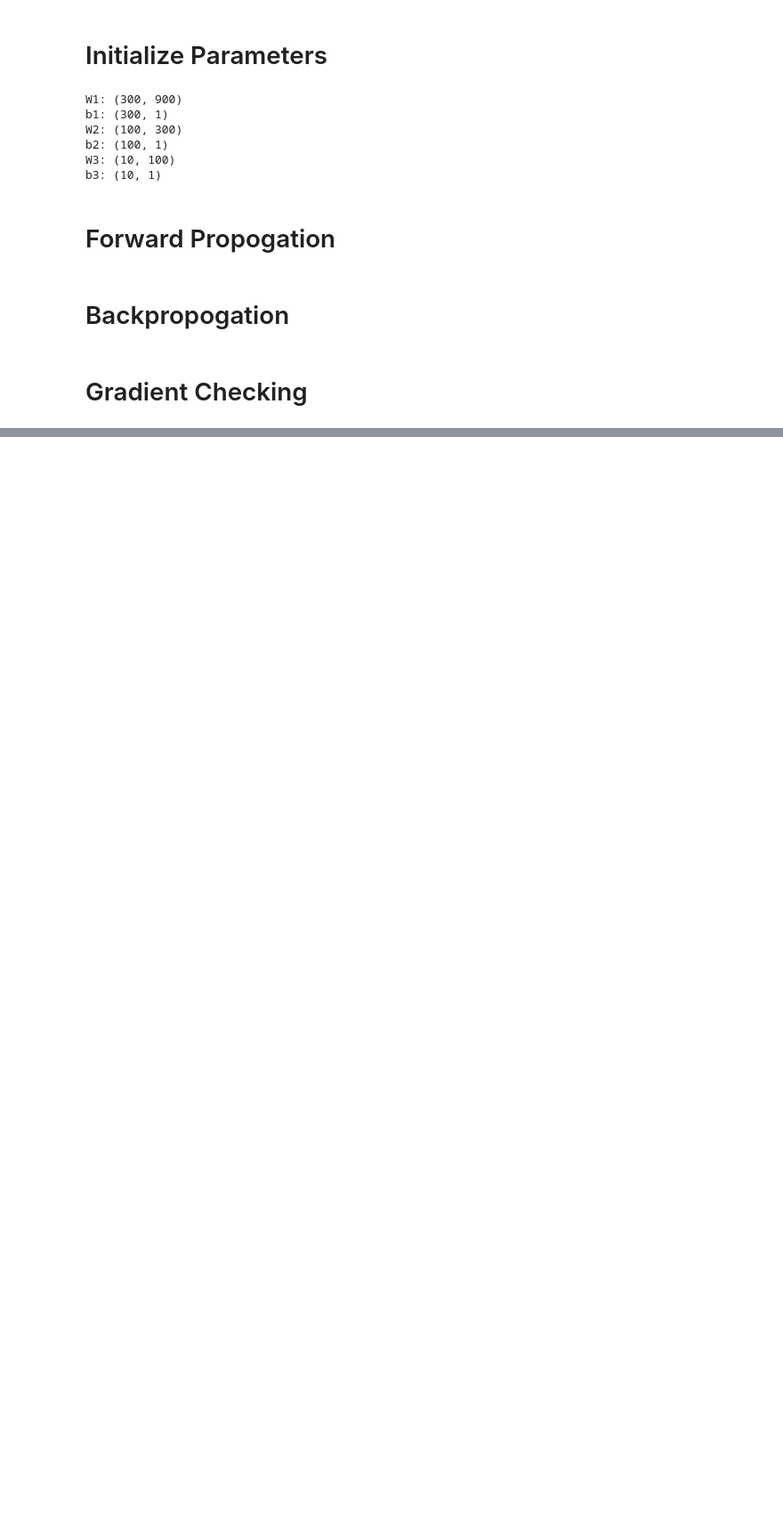
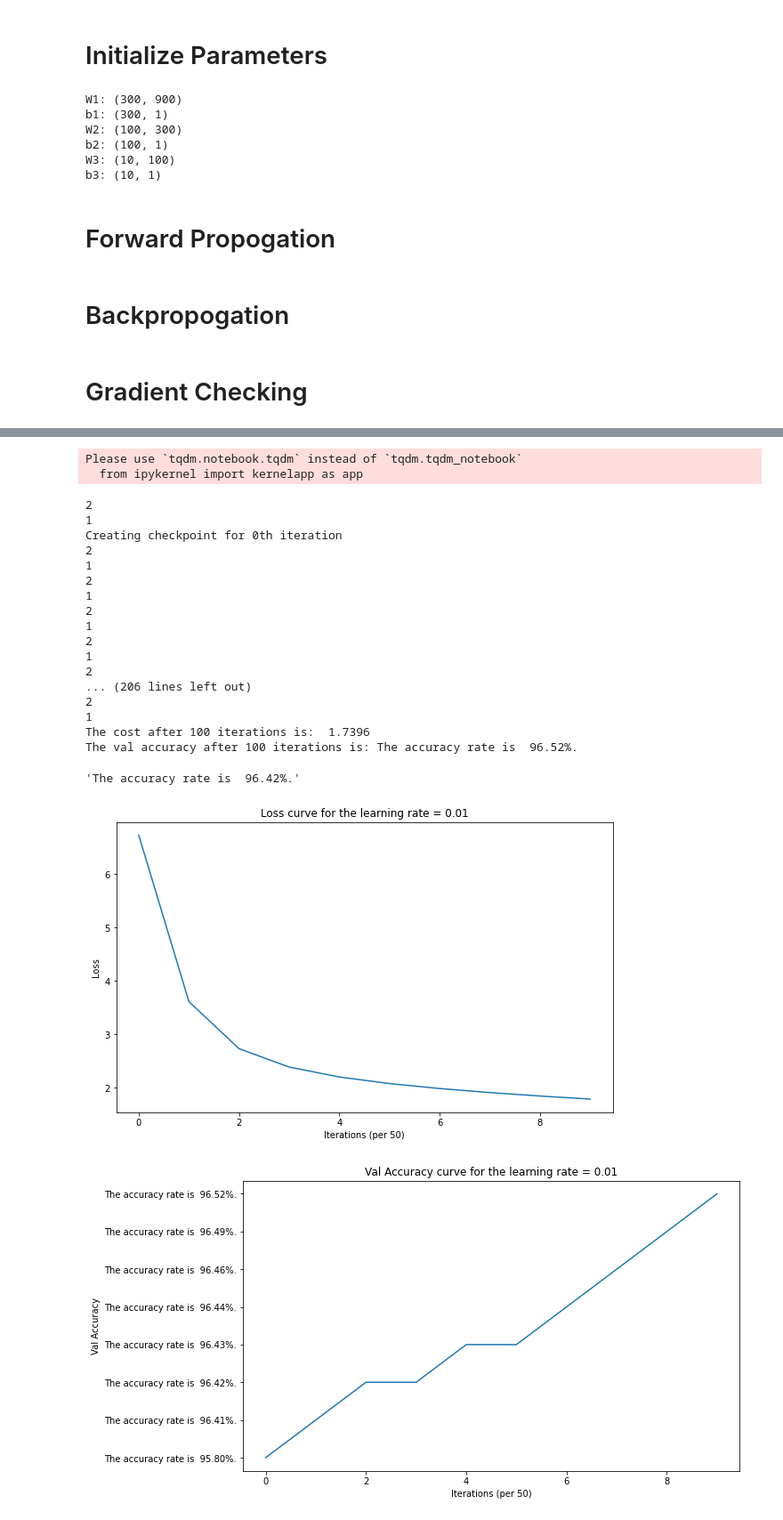
Before and after one commit to ayushjain1144/NER, a Jupyter notebook: NER_NN.ipynb, the cells around one changed output, grey strips where cells are left out. Shown: that part at 89% size. Saved outputs shown, nothing was run; the diff lists cells and outputs as text; code cells hidden in the pictures; blank space fills up the shorter version.

```diff
--- a/NER_NN.ipynb
+++ b/NER_NN.ipynb
@@ -477,0 +473,27 @@ def compute_statistics(y, y_pred):
+# %%
+params = model(train_features, y_train, nn_architecture, initialization='range_initialization', lr=0.01, num_iterations=100)
+
+accuracy(test_features, params, y_test, nn_architecture)
+# %% [output]
+Please use `tqdm.notebook.tqdm` instead of `tqdm.tqdm_notebook`
+  from ipykernel import kernelapp as app
+2
+1
+Creating checkpoint for 0th iteration
+2
+1
+2
+1
+2
+1
+2
+1
+2
+... (206 lines left out)
+2
+1
+The cost after 100 iterations is:  1.7396
+The val accuracy after 100 iterations is: The accuracy rate is  96.52%.
+'The accuracy rate is  96.42%.'
+[figure, added]
+[figure, added]
```
Also changed, not shown: parts of 11 cells of this notebook.
